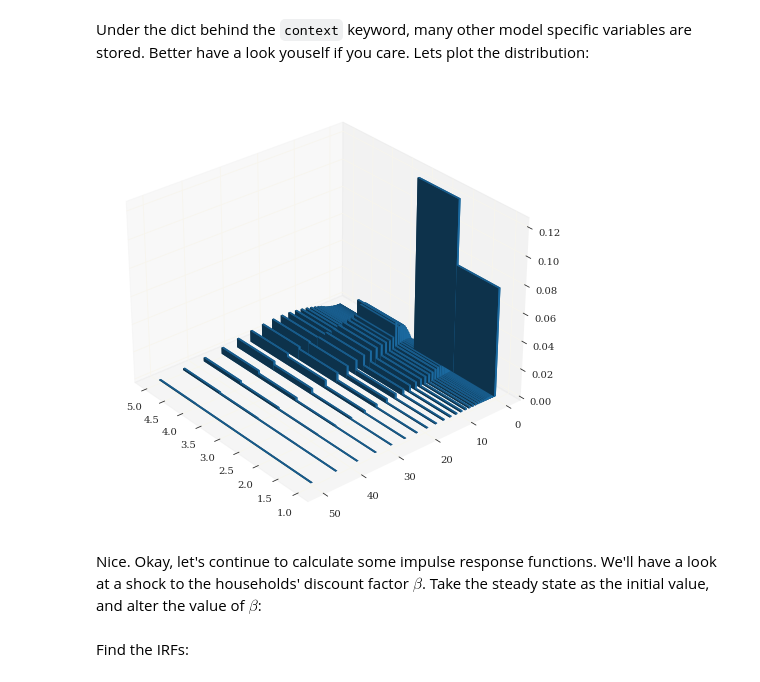
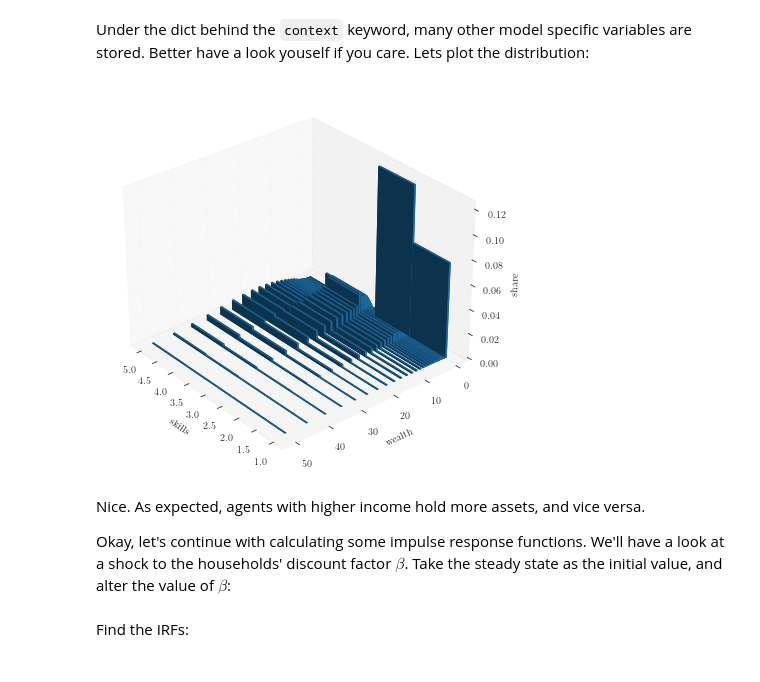
Before and after one commit to gboehl/econpizza, a Jupyter notebook: docs/tutorial.ipynb, the cells around one changed output. Cells and saved outputs as stored; diff of their text form; code cells hidden in the pictures.

```diff
--- a/docs/tutorial.ipynb
+++ b/docs/tutorial.ipynb
@@ -10,7 +10,11 @@ Start with some misc imports and load the package:
 import jax.numpy as jnp # use jax.numpy instead of normal numpy. Yes, this is one of the reasons why it is nice not to have all numpy objects imported on the lowest hirarchy
 from grgrlib import figurator,grplot # a nice backend for batch plotting with matplotlib
 import econpizza as ep # pizza
+import matplotlib.pyplot as plt
 
+
+# for nicer text in figures
+plt.rc('text', usetex=True)
 # only necessary if you run this in a jupyter notebook:
 %matplotlib inline
 # %% [markdown]
@@ -132,12 +136,19 @@ Under the dict behind the `context` keyword, many other model specific variables
 # %%
 from grgrlib import grbar3d # a nice backend to 3D-plots with matplotlib
 
-ax, _ = grbar3d(dist, xedges=jnp.arange(1,5), yedges=grid, figsize=(12,8), depth=.5) # create 3D plot
-ax.view_init(azim=140) # rotate
+ax, _ = grbar3d(dist, xedges=jnp.arange(1,5), yedges=grid, figsize=(9,7), depth=.5) # create 3D plot
+# set axis labels
+ax.set_xlabel('skills')
+ax.set_ylabel('wealth')
+ax.set_zlabel('share')
+# rotate
+ax.view_init(azim=140)
 # %% [output]
-[figure, old version]
+[figure, new version]
 # %% [markdown]
-Nice. Okay, let's continue to calculate some impulse response functions. We'll have a look at a shock to the households' discount factor $\beta$. Take the steady state as the initial value, and alter the value of $\beta$:
+Nice. As expected, agents with higher income hold more assets, and vice versa.
+
+Okay, let's continue with calculating some impulse response functions. We'll have a look at a shock to the households' discount factor $\beta$. Take the steady state as the initial value, and alter the value of $\beta$:
 # %%
 # this is a dict containing the steady state values
 x0 = hank1['stst'].copy()
```
Also changed, not shown: parts of 8 cells of this notebook.
